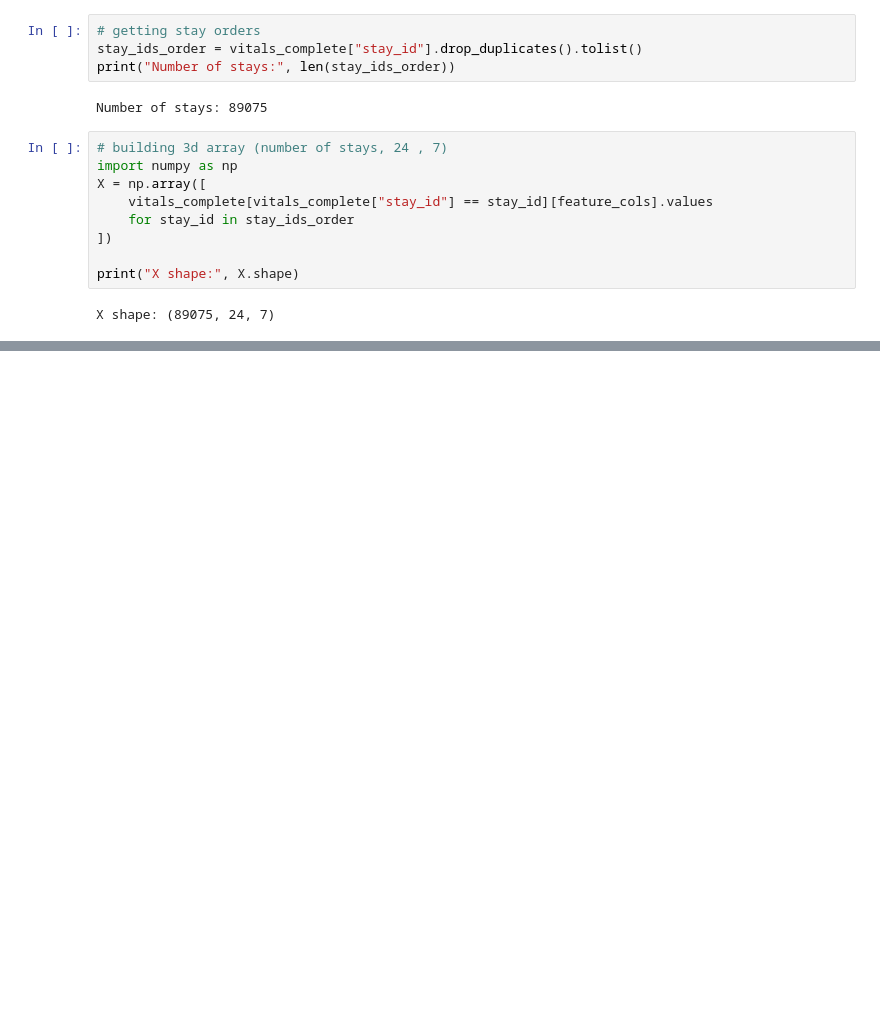
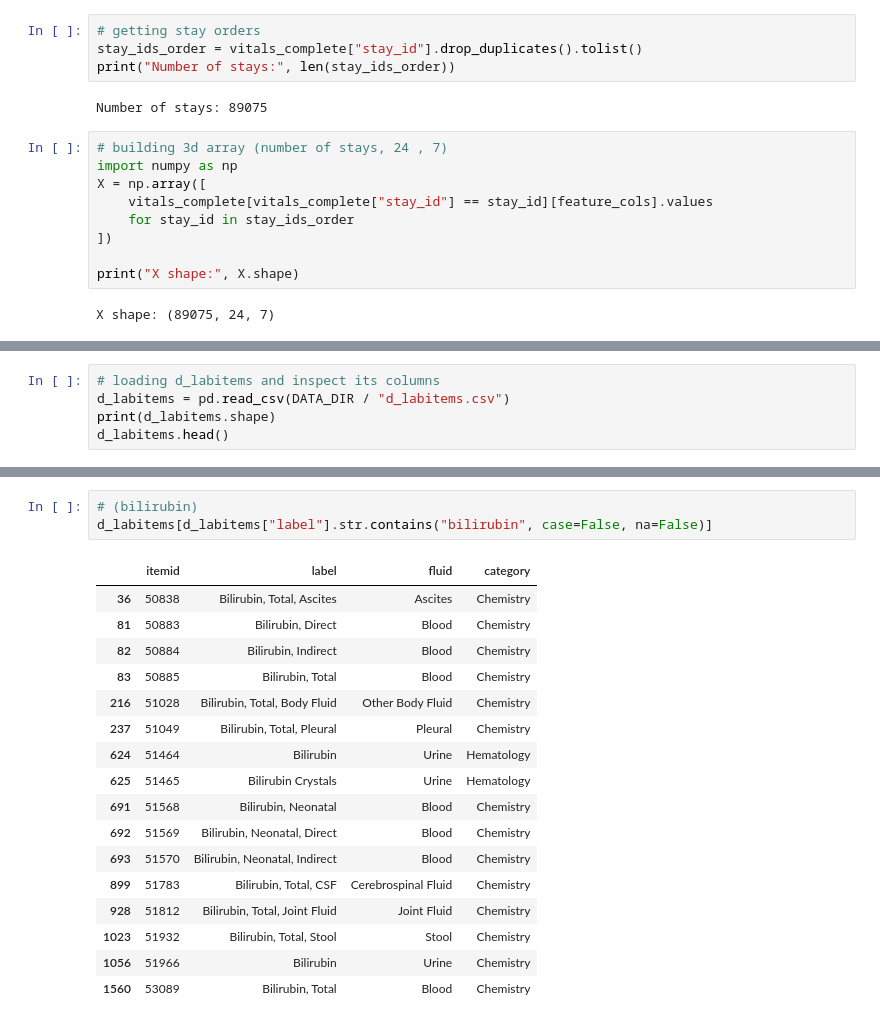
Before and after one commit to hamdikhasawneh/AI-sepsis, a Jupyter notebook: notebooks/01_data_preprocessing.ipynb, the cells around one changed output, grey strips where cells are left out. Drawn from its saved outputs; the diff is of its cells as text; blank space fills up the shorter version.

```diff
--- a/notebooks/01_data_preprocessing.ipynb
+++ b/notebooks/01_data_preprocessing.ipynb
@@ -709,0 +737,5 @@ X shape: (89075, 24, 7)
+# %%
+# loading d_labitems and inspect its columns
+d_labitems = pd.read_csv(DATA_DIR / "d_labitems.csv")
+print(d_labitems.shape)
+d_labitems.head()
@@ -709,0 +768,21 @@ X shape: (89075, 24, 7)
+# %%
+# (bilirubin)
+d_labitems[d_labitems["label"].str.contains("bilirubin", case=False, na=False)]
+# %% [output]
+|  | itemid | label | fluid | category |
+| 36 | 50838 | Bilirubin, Total, Ascites | Ascites | Chemistry |
+| 81 | 50883 | Bilirubin, Direct | Blood | Chemistry |
+| 82 | 50884 | Bilirubin, Indirect | Blood | Chemistry |
+| 83 | 50885 | Bilirubin, Total | Blood | Chemistry |
+| 216 | 51028 | Bilirubin, Total, Body Fluid | Other Body Fluid | Chemistry |
+| 237 | 51049 | Bilirubin, Total, Pleural | Pleural | Chemistry |
+| 624 | 51464 | Bilirubin | Urine | Hematology |
+| 625 | 51465 | Bilirubin Crystals | Urine | Hematology |
+| 691 | 51568 | Bilirubin, Neonatal | Blood | Chemistry |
+| 692 | 51569 | Bilirubin, Neonatal, Direct | Blood | Chemistry |
+| 693 | 51570 | Bilirubin, Neonatal, Indirect | Blood | Chemistry |
+| 899 | 51783 | Bilirubin, Total, CSF | Cerebrospinal Fluid | Chemistry |
+| 928 | 51812 | Bilirubin, Total, Joint Fluid | Joint Fluid | Chemistry |
+| 1023 | 51932 | Bilirubin, Total, Stool | Stool | Chemistry |
+| 1056 | 51966 | Bilirubin | Urine | Chemistry |
+| 1560 | 53089 | Bilirubin, Total | Blood | Chemistry |
```
Also changed, not shown: parts of 48 cells of this notebook.
